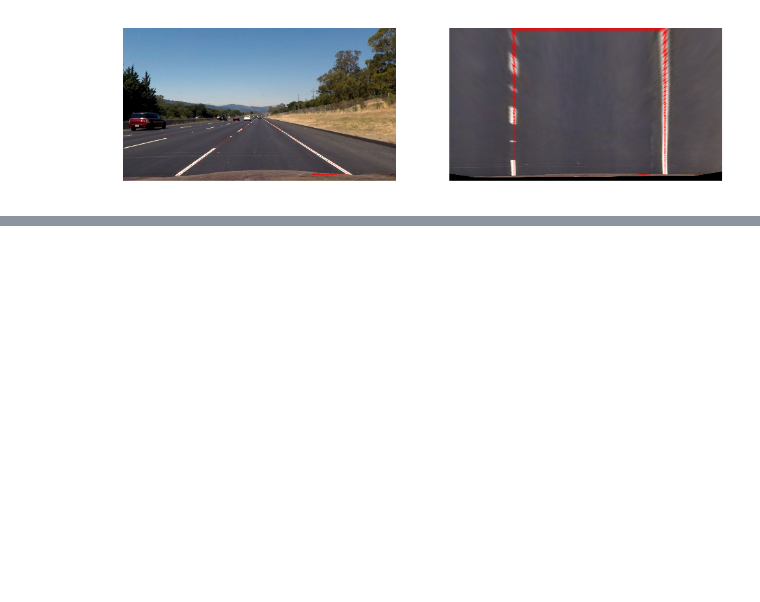
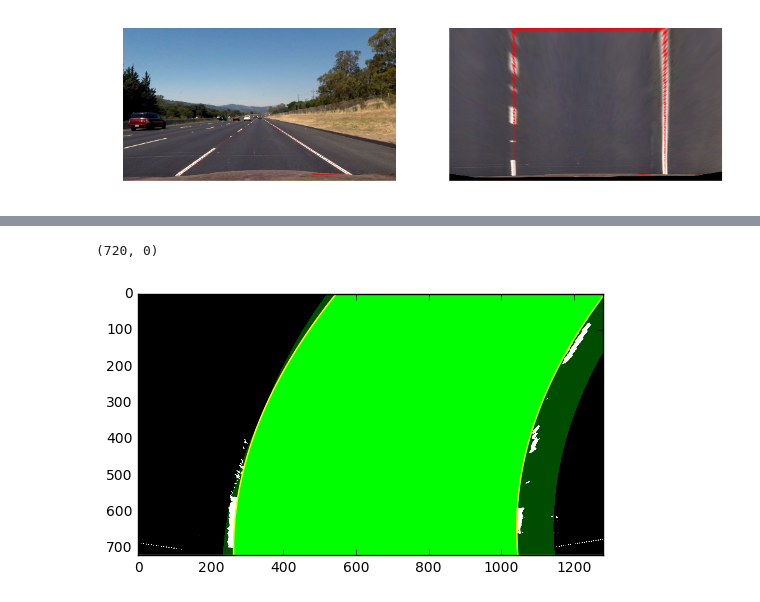
Before and after one commit to Allensmile/CarND-Advanced-Lane-Lines, a Jupyter notebook: src/Image_Analysis.ipynb, the cells around one changed output, grey strips where cells are left out. Drawn from its saved outputs; the diff is of its cells as text; code cells hidden in the pictures; blank space fills up the shorter version.

```diff
--- a/src/Image_Analysis.ipynb
+++ b/src/Image_Analysis.ipynb
@@ -203,0 +321,21 @@ plt.show()
+# %%
+window_img = np.zeros_like(undistorted)
+
+left_line_window1 = np.array([np.transpose(np.vstack([fit_leftx-margin, fity]))])
+left_line_window2 = np.array([np.flipud(np.transpose(np.vstack([fit_leftx+margin, fity])))])
+left_line_pts = np.hstack((left_line_window1 + 70, left_line_window2 - 70))
+right_line_window1 = np.array([np.transpose(np.vstack([fit_rightx-margin, fity]))])
+right_line_window2 = np.array([np.flipud(np.transpose(np.vstack([fit_rightx+margin, fity])))])
+right_line_pts = np.hstack((right_line_window1, right_line_window2))
+
+cv2.fillPoly(window_img, np.int_([left_line_pts]), (0,255, 0))
+cv2.fillPoly(window_img, np.int_([right_line_pts]), (0,255, 0))
+result = cv2.addWeighted(out_image, 3, window_img, 0.3, 0)
+plt.imshow(result)
+plt.plot(fit_leftx, fity, color='yellow')
+plt.plot(fit_rightx, fity, color='yellow')
+plt.xlim(0, 1280)
+plt.ylim(720, 0)
+# %% [output]
+(720, 0)
+[figure, added]
```
Also changed, not shown: parts of 4 cells of this notebook.
